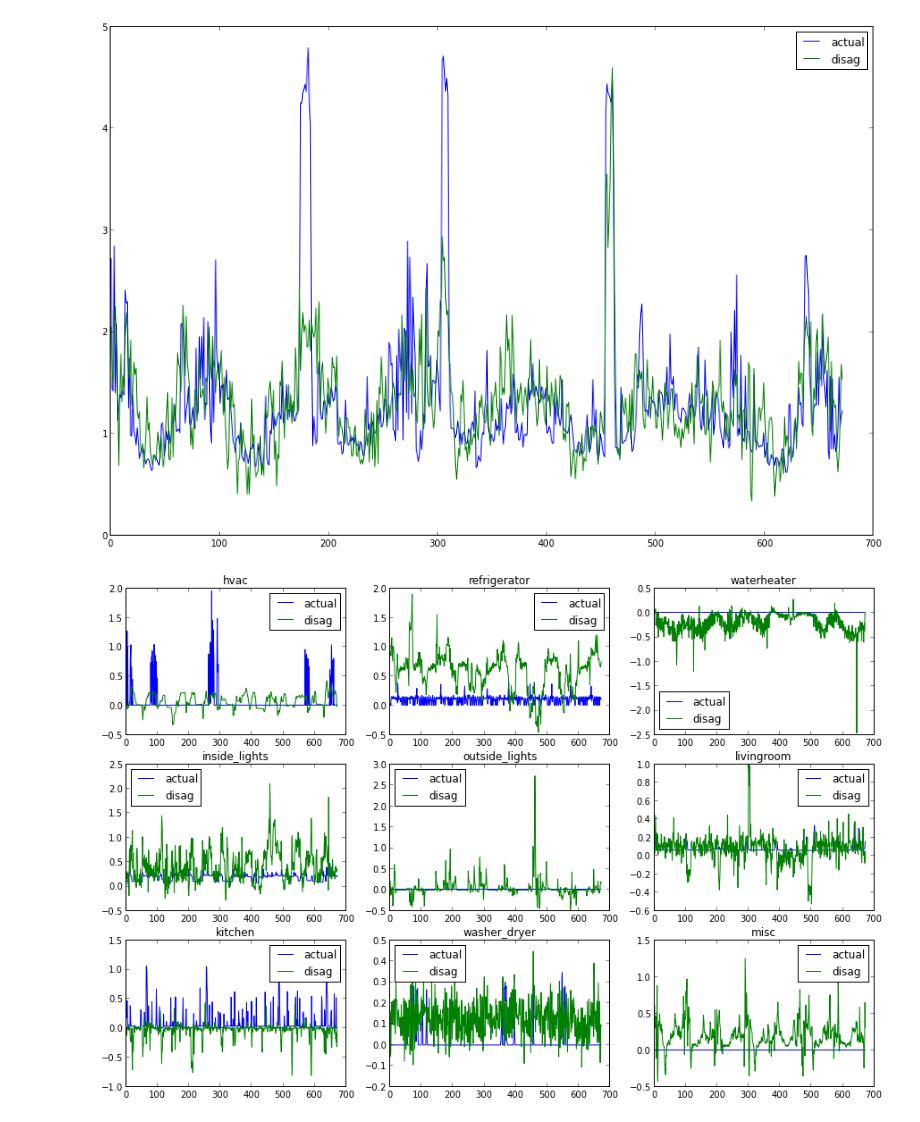
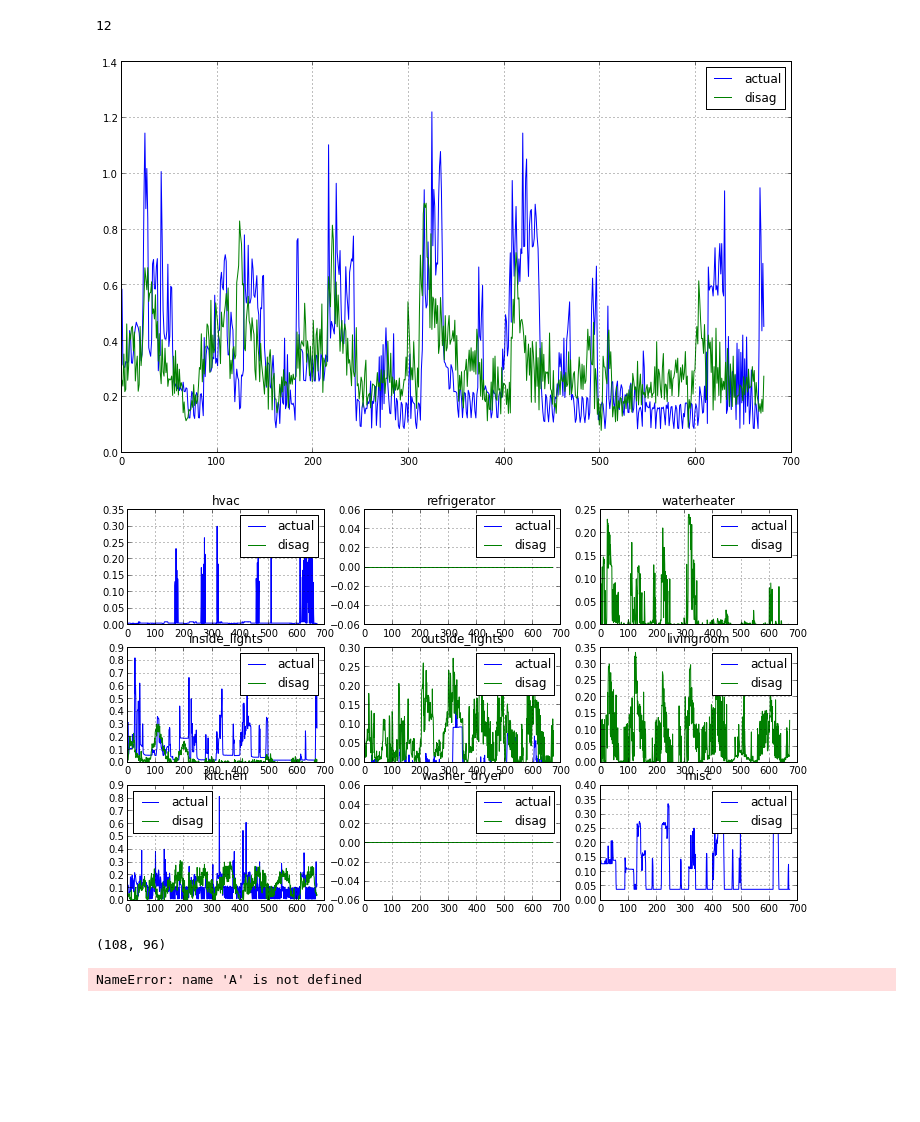
Before and after one commit to dssg/wikienergy, a Jupyter notebook: proto/sparse_coding/sparse_coding.ipynb, the cells around one changed output. Cells and saved outputs as stored; diff of their text form; code cells hidden in the pictures; blank space fills up the shorter version.

```diff
--- a/proto/sparse_coding/sparse_coding.ipynb
+++ b/proto/sparse_coding/sparse_coding.ipynb
@@ -80,30 +80,74 @@ def disaggregate(sparse_coder, series):
         use += sum
     set['use'] = use
     return set
+# %%
+# use scikit to learn a dictionary in which the data is sparse
+def learn_nn_dictionary(training_data, n_atoms):
+    from sklearn.decomposition import NMF
+
+    category_dico = {}
+    for category in categories:
+        dico = NMF(n_components=n_atoms, sparseness='data')
+        dico.fit(training_data['hvac'])
+        category_dico[category] = dico.components_
+    return np.concatenate(category_dico.values())
+
+def get_nn_sparse_coder(training_data, n_atoms=12):
+    from sklearn.decomposition import NMF
+    dictionary = learn_nn_dictionary(training_data, n_atoms)
+    coder = NMF(n_components=108)
+    coder.components_ = dictionary
+    return coder
+
+def nn_disaggregate(sparse_coder, series):
+    set = {}
+    dictionary = sparse_coder.components_
+    A = sparse_coder.transform(series).transpose()
+    n_atoms = len(dictionary)/len(categories)
+    print n_atoms
+    use = np.zeros(len(series))
+    for i,category in enumerate(categories):
+        sum = np.zeros(len(series))
+        for j in range(n_atoms):
+            k = n_atoms*i + j
+            sum += A[k]*dictionary[k]
+        set[category] = sum
+        use += sum
+    set['use'] = use
+    return set
 # %%
-pecan_sets = read_pecan_street_sets('/home/eric/g1.csv', week=True, n=200)
+pecan_sets = read_pecan_street_sets('/home/eric/g1.csv', week=True, n=500)
 # %%
 training_data = get_training_data(pecan_sets)
 # %%
-sparse_coder = get_sparse_coder(training_data)
+sparse_coder = get_nn_sparse_coder(training_data,n_atoms=12)
 # %%
-house = 20
-disag = disaggregate(sparse_coder, pecan_sets[house]['use'])
+house = 21
+disag = nn_disaggregate(sparse_coder, pecan_sets[house]['use'])
 
 from matplotlib import rcParams
-rcParams['figure.figsize'] = (15,10)
+rcParams['figure.figsize'] = (12,7)
 import matplotlib.pyplot as plt
 
 pd.DataFrame({
         'actual': pecan_sets[house]['use'],
         'disag': disag['use']}).plot()
 
 fig, axes = plt.subplots(nrows=3, ncols=3)
 for i,category in enumerate(categories):
     pd.DataFrame({
         'actual': pecan_sets[house][category],
         'disag': disag[category]}).plot(ax=axes[i/3,i%3])
     axes[i/3,i%3].set_title(category)
 # %% [output]
+12
-[figure, old version]
+[figure, new version]
-[figure, old version]
+[figure, new version]
+# %%
+sparse_coder.components_.shape
+# %% [output]
+(108, 96)
+# %%
+A
+# %% [output]
+NameError: name 'A' is not defined
```
Also changed, not shown: parts of 1 cell of this notebook.
